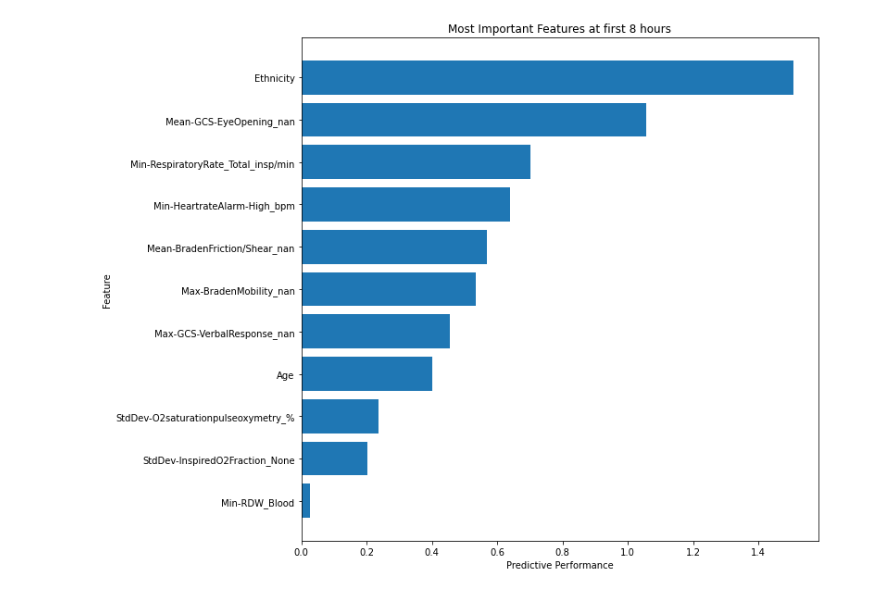
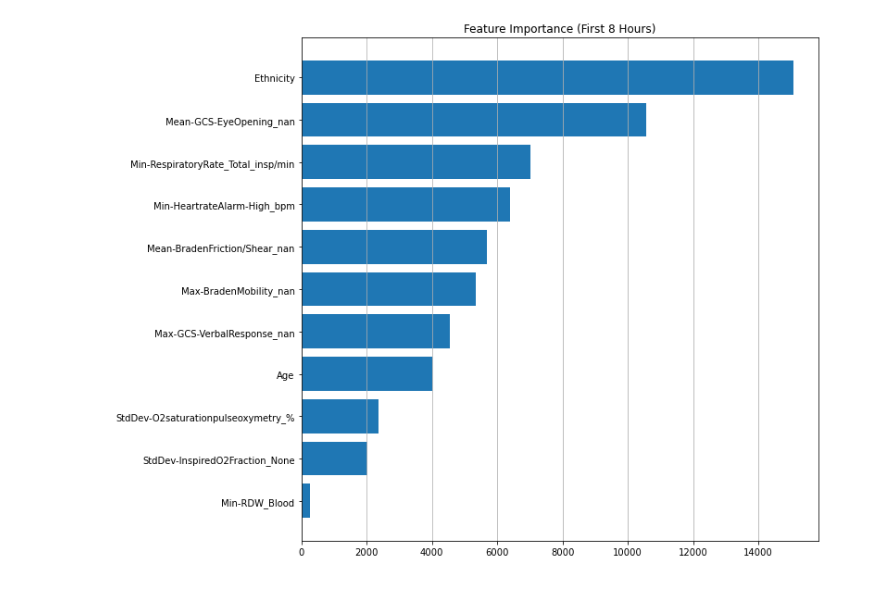
Before and after one commit to DimopDim/MimicIV, a Jupyter notebook: Cyprus_Paper/19_Important_features_plot.ipynb, the cells around one changed output. Cells and saved outputs as stored; diff of their text form; code cells hidden in the pictures.

Commit message:
most important features plot

```diff
--- a/Cyprus_Paper/19_Important_features_plot.ipynb
+++ b/Cyprus_Paper/19_Important_features_plot.ipynb
@@ -18,45 +18,46 @@ names = [#'StdDev-Sodium, WholeBlood_Blood',
 'StdDev-InspiredO2Fraction_None',
 'StdDev-O2saturationpulseoxymetry_%',
 'Age',
 'Max-GCS-VerbalResponse_nan',
 'Max-BradenMobility_nan',
 'Mean-BradenFriction/Shear_nan',
 'Min-HeartrateAlarm-High_bpm',
 'Min-RespiratoryRate_Total_insp/min',
 'Mean-GCS-EyeOpening_nan',
 'Ethnicity']
 values = [#0,
           #0,
           #0,
           #0,
           #0,
           #0,
           #0,
           #0,
           #0,
           #0,
           #0,
           #0,
           #0,
           #0,
-          0.02650561573513783,
-          0.20182842806368653,
-          0.23722830894290597,
-          0.4013635075009716,
-          0.4553551938249018,
-          0.5352289945634922,
-          0.5677877743560258,
-          0.6404841111732895,
-          0.70166454592341,
-          1.0550,
-          1.5072
+          0265.0561573513783,
+          2018.2842806368653,
+          2372.2830894290597,
+          4013.635075009716,
+          4553.551938249018,
+          5352.289945634922,
+          5677.877743560258,
+          6404.841111732895,
+          7016.6454592341,
+          10550,
+          15072
 ]
 
 plt.figure(figsize=(10, 10))
-plt.title('Most Important Features at first 8 hours')
+plt.title('Feature Importance (First 8 Hours)')
 plt.barh(names, values)
-plt.ylabel('Feature')
-plt.xlabel('Predictive Performance')
+plt.grid(which='major', axis='x', linestyle='-')
+plt.ylabel(' ')
+plt.xlabel(' ')
 plt.show()
 # %% [output]
-[figure, old version]
+[figure, new version]
```
Also changed, not shown: parts of 1 cell of this notebook.
